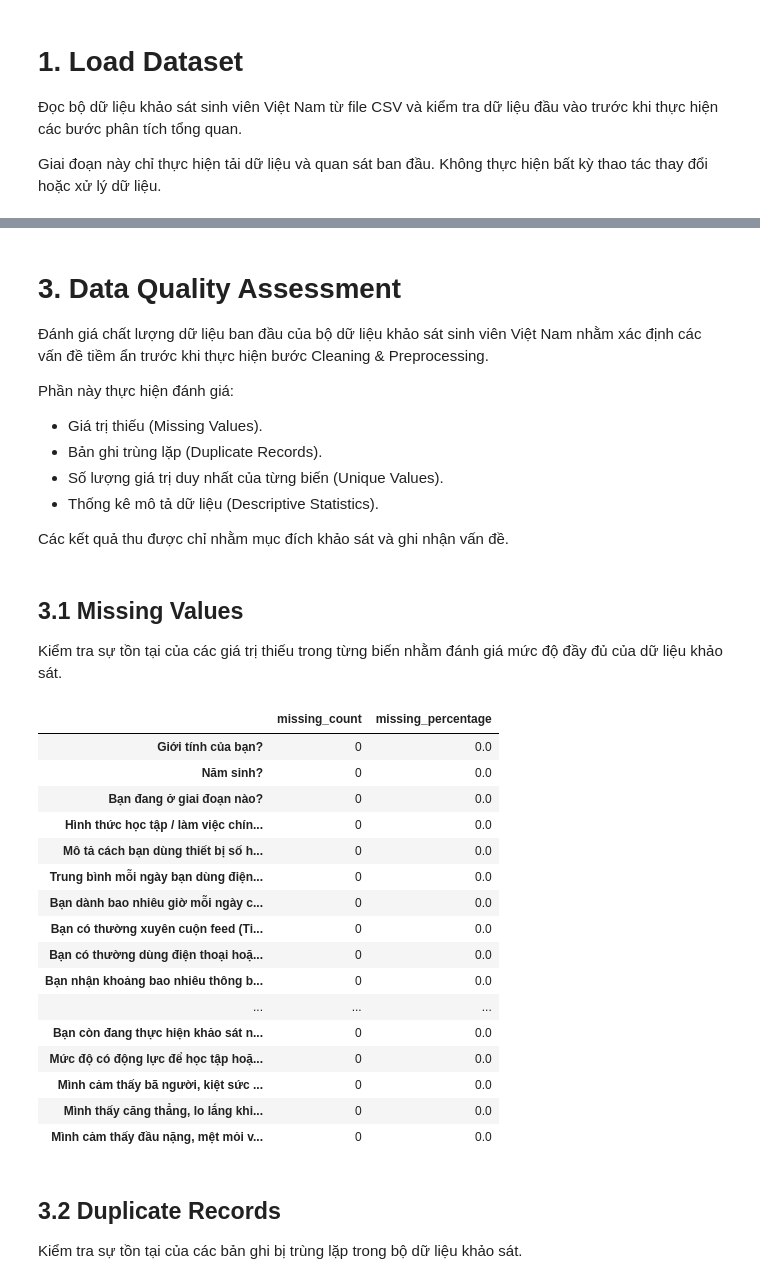
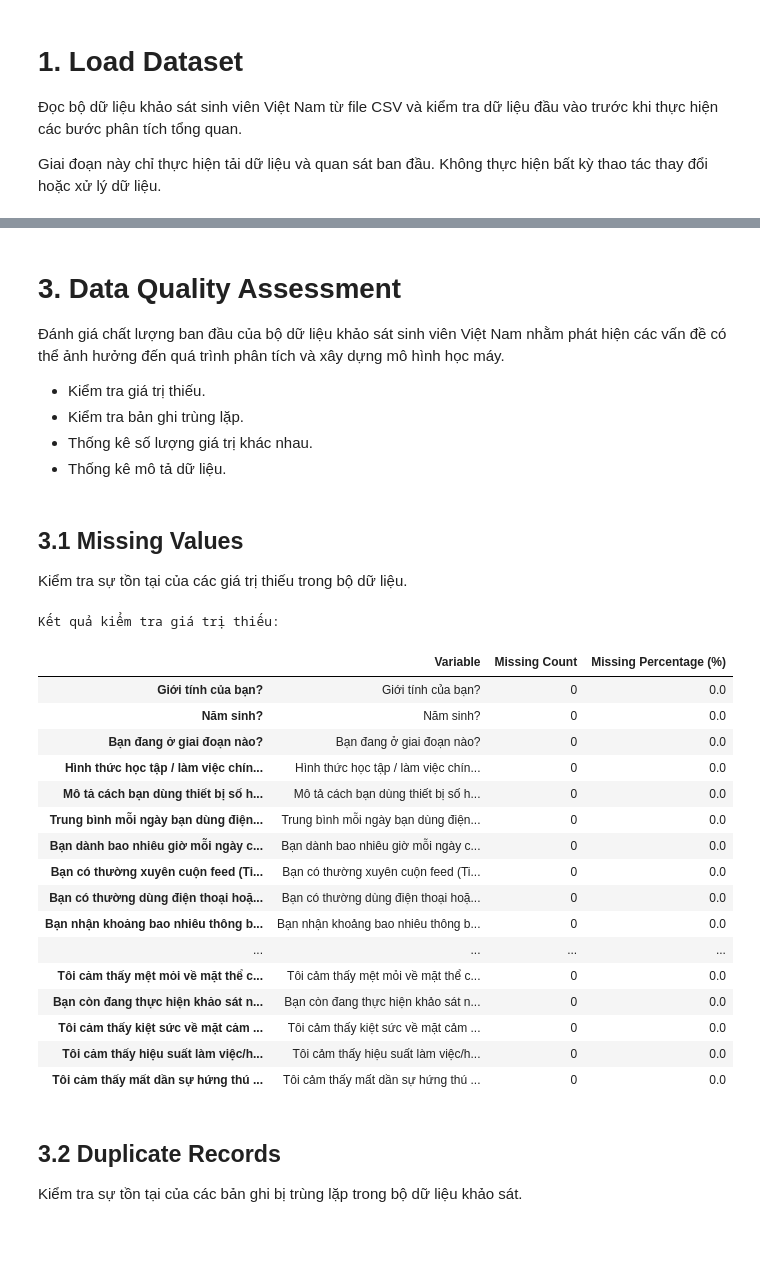
Before and after one commit to NguynnThah/DA016, a Jupyter notebook: notebooks/vietnam_dataset/01_preEDA.ipynb, the cells around one changed output, grey strips where cells are left out. Saved outputs shown, nothing was run; the diff lists cells and outputs as text; code cells hidden in the pictures; blank space fills up the shorter version.

```diff
--- a/notebooks/vietnam_dataset/01_preEDA.ipynb
+++ b/notebooks/vietnam_dataset/01_preEDA.ipynb
@@ -174,57 +209,60 @@ memory usage: 125.3+ KB
 # %% [markdown]
 # 3. Data Quality Assessment
 
-Đánh giá chất lượng dữ liệu ban đầu của bộ dữ liệu khảo sát sinh viên Việt Nam nhằm xác định các vấn đề tiềm ẩn trước khi thực hiện bước Cleaning & Preprocessing.
+Đánh giá chất lượng ban đầu của bộ dữ liệu khảo sát sinh viên Việt Nam nhằm phát hiện các vấn đề có thể ảnh hưởng đến quá trình phân tích và xây dựng mô hình học máy.
 
-Phần này thực hiện đánh giá:
-
-- Giá trị thiếu (Missing Values).
-- Bản ghi trùng lặp (Duplicate Records).
-- Số lượng giá trị duy nhất của từng biến (Unique Values).
-- Thống kê mô tả dữ liệu (Descriptive Statistics).
-
-Các kết quả thu được chỉ nhằm mục đích khảo sát và ghi nhận vấn đề.
+- Kiểm tra giá trị thiếu.
+- Kiểm tra bản ghi trùng lặp.
+- Thống kê số lượng giá trị khác nhau.
+- Thống kê mô tả dữ liệu.
 # %% [markdown]
 ## 3.1 Missing Values
 
-Kiểm tra sự tồn tại của các giá trị thiếu trong từng biến nhằm đánh giá mức độ đầy đủ của dữ liệu khảo sát.
+Kiểm tra sự tồn tại của các giá trị thiếu trong bộ dữ liệu.
 # %%
-# Kiểm tra số lượng và tỷ lệ giá trị thiếu trong từng biến
+# Thống kê số lượng và tỷ lệ giá trị thiếu
 
-missing_summary = survey_dataset.isnull().sum().to_frame()
+missing_summary = pd.DataFrame({
 
-missing_summary.columns = ["missing_count"]
+    "Variable": survey_dataset.columns,
 
-missing_summary["missing_percentage"] = (
-    missing_summary["missing_count"]
-    / len(survey_dataset)
-) * 100
+    "Missing Count": survey_dataset.isna().sum().values,
 
+    "Missing Percentage (%)": (
+        survey_dataset.isna().mean() * 100
+    ).round(2)
+
+})
 
 missing_summary = missing_summary.sort_values(
-    by="missing_count",
+
+    by="Missing Count",
     ascending=False
+
 )
 
-missing_summary
+print("Kết quả kiểm tra giá trị thiếu:")
+
+display(missing_summary)
 # %% [output]
+Kết quả kiểm tra giá trị thiếu:
-|  | missing_count | missing_percentage |
-| Giới tính của bạn? | 0 | 0.0 |
-| Năm sinh? | 0 | 0.0 |
-| Bạn đang ở giai đoạn nào? | 0 | 0.0 |
-| Hình thức học tập / làm việc chín... | 0 | 0.0 |
-| Mô tả cách bạn dùng thiết bị số h... | 0 | 0.0 |
-| Trung bình mỗi ngày bạn dùng điện... | 0 | 0.0 |
-| Bạn dành bao nhiêu giờ mỗi ngày c... | 0 | 0.0 |
-| Bạn có thường xuyên cuộn feed (Ti... | 0 | 0.0 |
-| Bạn có thường dùng điện thoại hoặ... | 0 | 0.0 |
-| Bạn nhận khoảng bao nhiêu thông b... | 0 | 0.0 |
-| ... | ... | ... |
-| Bạn còn đang thực hiện khảo sát n... | 0 | 0.0 |
-| Mức độ có động lực để học tập hoặ... | 0 | 0.0 |
-| Mình cảm thấy bã người, kiệt sức ... | 0 | 0.0 |
-| Mình thấy căng thẳng, lo lắng khi... | 0 | 0.0 |
-| Mình cảm thấy đầu nặng, mệt mỏi v... | 0 | 0.0 |
+|  | Variable | Missing Count | Missing Percentage (%) |
+| Giới tính của bạn? | Giới tính của bạn? | 0 | 0.0 |
+| Năm sinh? | Năm sinh? | 0 | 0.0 |
+| Bạn đang ở giai đoạn nào? | Bạn đang ở giai đoạn nào? | 0 | 0.0 |
+| Hình thức học tập / làm việc chín... | Hình thức học tập / làm việc chín... | 0 | 0.0 |
+| Mô tả cách bạn dùng thiết bị số h... | Mô tả cách bạn dùng thiết bị số h... | 0 | 0.0 |
+| Trung bình mỗi ngày bạn dùng điện... | Trung bình mỗi ngày bạn dùng điện... | 0 | 0.0 |
+| Bạn dành bao nhiêu giờ mỗi ngày c... | Bạn dành bao nhiêu giờ mỗi ngày c... | 0 | 0.0 |
+| Bạn có thường xuyên cuộn feed (Ti... | Bạn có thường xuyên cuộn feed (Ti... | 0 | 0.0 |
+| Bạn có thường dùng điện thoại hoặ... | Bạn có thường dùng điện thoại hoặ... | 0 | 0.0 |
+| Bạn nhận khoảng bao nhiêu thông b... | Bạn nhận khoảng bao nhiêu thông b... | 0 | 0.0 |
+| ... | ... | ... | ... |
+| Tôi cảm thấy mệt mỏi về mặt thể c... | Tôi cảm thấy mệt mỏi về mặt thể c... | 0 | 0.0 |
+| Bạn còn đang thực hiện khảo sát n... | Bạn còn đang thực hiện khảo sát n... | 0 | 0.0 |
+| Tôi cảm thấy kiệt sức về mặt cảm ... | Tôi cảm thấy kiệt sức về mặt cảm ... | 0 | 0.0 |
+| Tôi cảm thấy hiệu suất làm việc/h... | Tôi cảm thấy hiệu suất làm việc/h... | 0 | 0.0 |
+| Tôi cảm thấy mất dần sự hứng thú ... | Tôi cảm thấy mất dần sự hứng thú ... | 0 | 0.0 |
 # %% [markdown]
 ## 3.2 Duplicate Records
 
```
Also changed, not shown: parts of 48 cells of this notebook.
